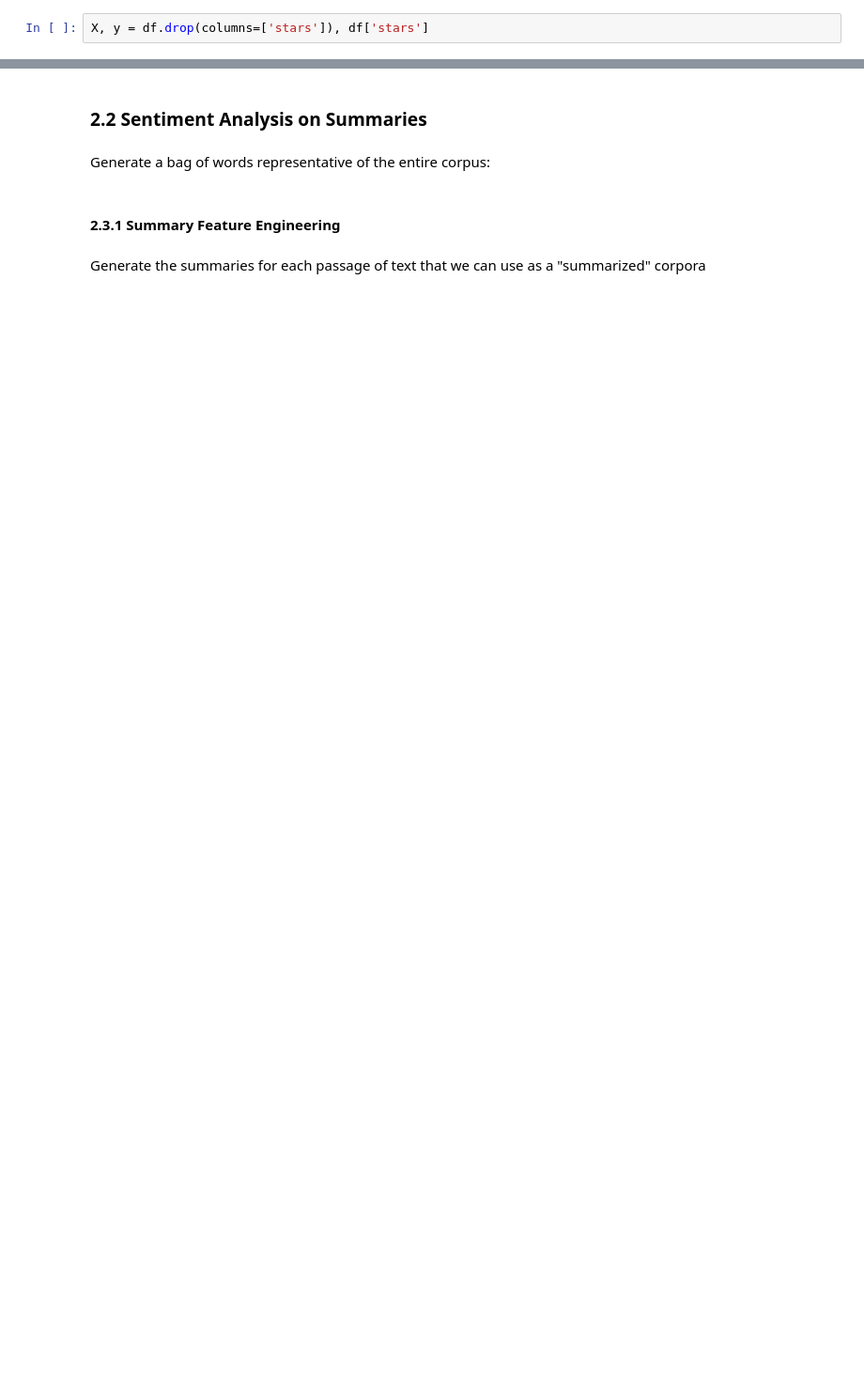
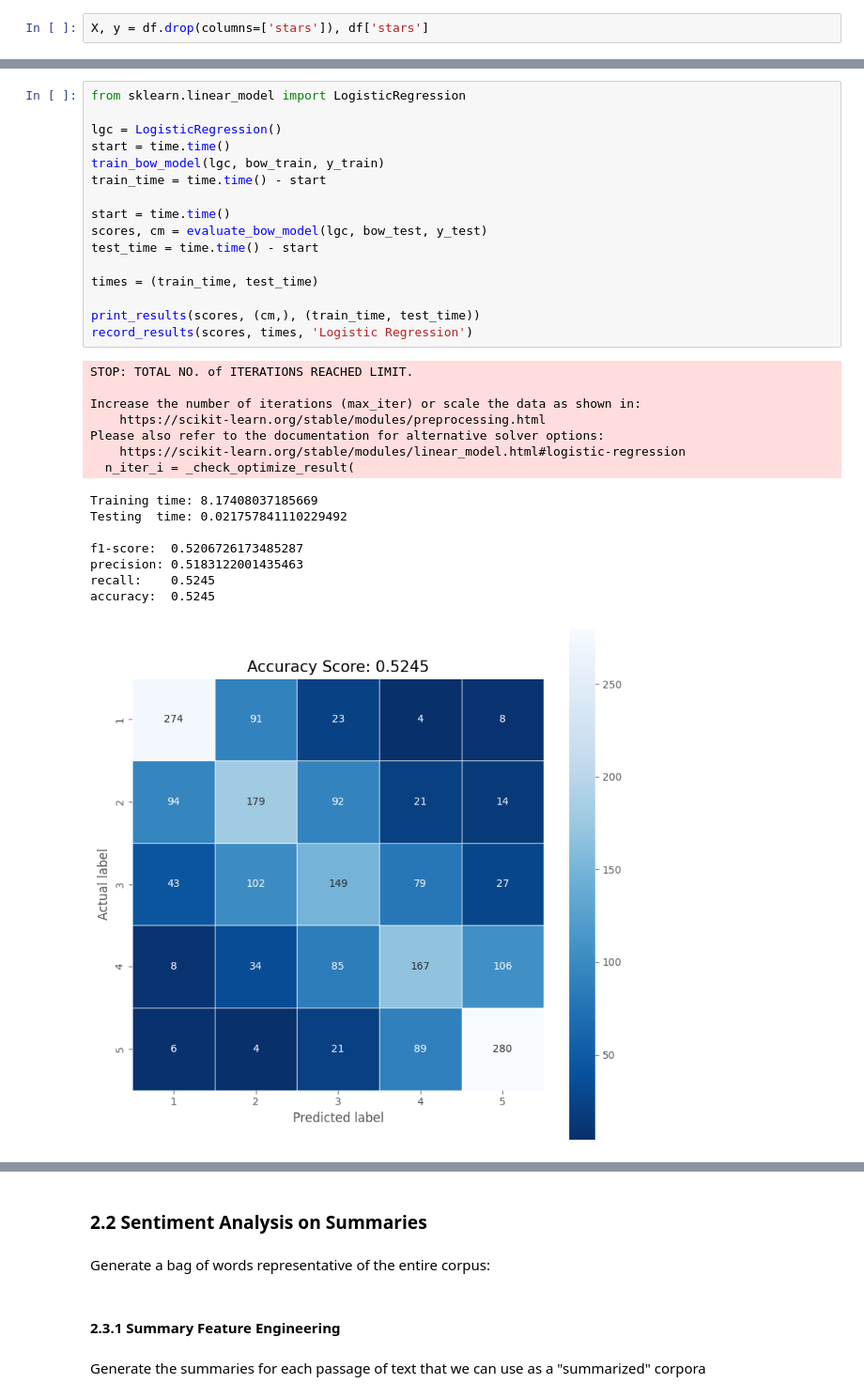
Before and after one commit to raian621/FinalProjectNLP, a Jupyter notebook: FinalProjectNLP.ipynb, the cells around one changed output, grey strips where cells are left out. Shown: that part at 94% size. Cells and saved outputs as stored; diff of their text form; blank space fills up the shorter version.

```diff
--- a/FinalProjectNLP.ipynb
+++ b/FinalProjectNLP.ipynb
@@ -462,0 +467,32 @@ model = nn.Sequential()
+# %%
+from sklearn.linear_model import LogisticRegression
+
+lgc = LogisticRegression()
+start = time.time()
+train_bow_model(lgc, bow_train, y_train)
+train_time = time.time() - start
+
+start = time.time()
+scores, cm = evaluate_bow_model(lgc, bow_test, y_test)
+test_time = time.time() - start
+
+times = (train_time, test_time)
+
+print_results(scores, (cm,), (train_time, test_time))
+record_results(scores, times, 'Logistic Regression')
+# %% [output]
+STOP: TOTAL NO. of ITERATIONS REACHED LIMIT.
+
+Increase the number of iterations (max_iter) or scale the data as shown in:
+    https://scikit-learn.org/stable/modules/preprocessing.html
+Please also refer to the documentation for alternative solver options:
+    https://scikit-learn.org/stable/modules/linear_model.html#logistic-regression
+  n_iter_i = _check_optimize_result(
+Training time: 8.17408037185669
+Testing  time: 0.021757841110229492
+
+f1-score:  0.5206726173485287
+precision: 0.5183122001435463
+recall:    0.5245
+accuracy:  0.5245
+[figure, added]
```
Also changed, not shown: parts of 55 cells of this notebook, 2 other files.
